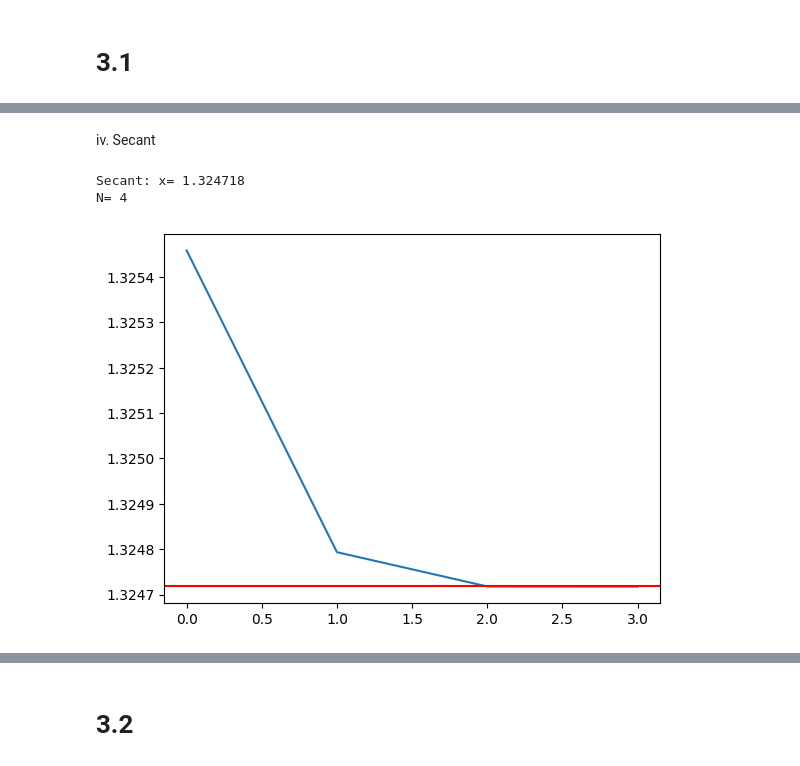
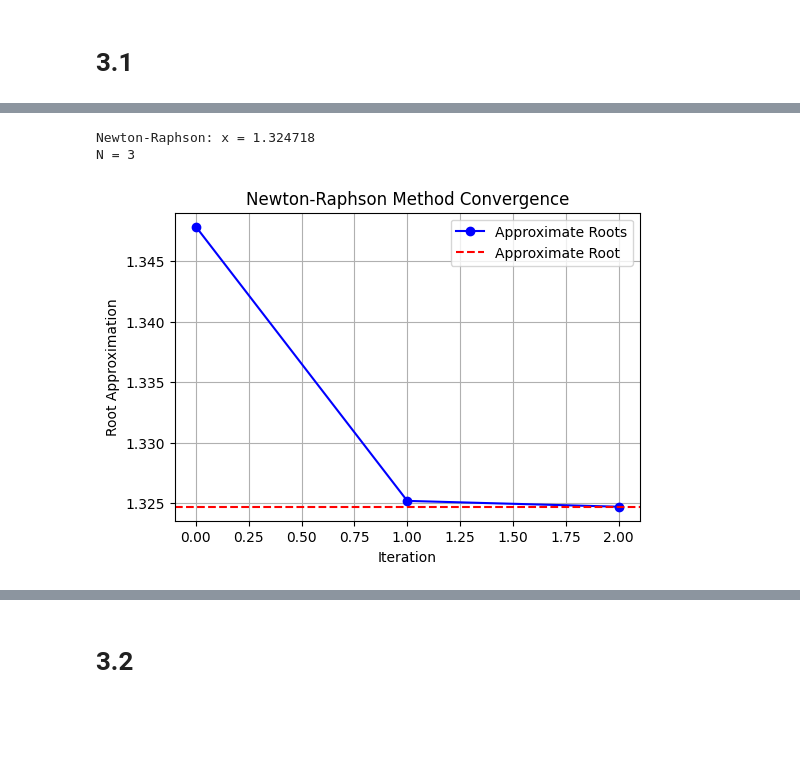
Before and after one commit to costpetrides/Computational-Physics, a Jupyter notebook: Roots Finding/Solutions.ipynb, the cells around one changed output, grey strips where cells are left out. Cells and saved outputs as stored; diff of their text form; code cells hidden in the pictures; blank space fills up the shorter version.

```diff
--- a/Roots Finding/Solutions.ipynb
+++ b/Roots Finding/Solutions.ipynb
@@ -101,26 +136,52 @@ N= 3
-# %% [markdown]
-iv. Secant
-# %%
-x2=0
-x1=1.443242
-x0=1.332
-sec=[]
-
-for i in range(100):
-  x2 = x1 - (x1-x0)*f(x1)/( f(x1) - f(x0))
-  x0=x1
-  x1=x2
-  sec+=[x2]
-  if abs(f(x2))<1.e-7:
-    break
-N=len(sec)
-
-print('Secant: x= %.6f'  %(sec[-1]))
-print('N= %.f' %(N))
-plt.plot(sec)
-plt.axhline(y = 1.324718, c='red')
-plt.show()
-# %% [output]
-Secant: x= 1.324718
-N= 4
-[figure, removed]
+# %%
+import numpy as np
+import matplotlib.pyplot as plt
+
+# Define the function and its derivative
+def f(x):
+    return x**3 - x - 1
+
+def df(x):
+    return 3*x**2 - 1
+
+# Newton-Raphson function !
+def newton_raphson(x0, tol=1.e-6, max_iterations=1000):
+    new = []  # Initialize list to store approximations
+    x = x0    # Starting point
+
+    for _ in range(max_iterations):
+        x = x - (f(x) / df(x))
+        new.append(x)
+
+        if abs(f(x)) < tol:
+            break
+
+    return x, new
+
+# Initial guess...
+x0 = 1.5
+tolerance = 1.e-6
+
+# Call  Newton-Raphson function
+root, new = newton_raphson(x0, tol=tolerance)
+
+# Results
+N = len(new)
+
+print('Newton-Raphson: x = %.6f' % root)
+print('N = %.f' % N)
+
+# Plotting the results
+plt.figure(figsize=(6, 4))
+plt.plot(new, marker='o', linestyle='-', color='b', label='Approximate Roots')
+plt.axhline(y=root, color='red', linestyle='--', label='Approximate Root')
+plt.xlabel('Iteration')
+plt.ylabel('Root Approximation')
+plt.title('Newton-Raphson Method Convergence')
+plt.legend()
+plt.grid(True)
+plt.show()
+# %% [output]
+Newton-Raphson: x = 1.324718
+N = 3
+[figure, added]
```
Also changed, not shown: parts of 18 cells of this notebook.
